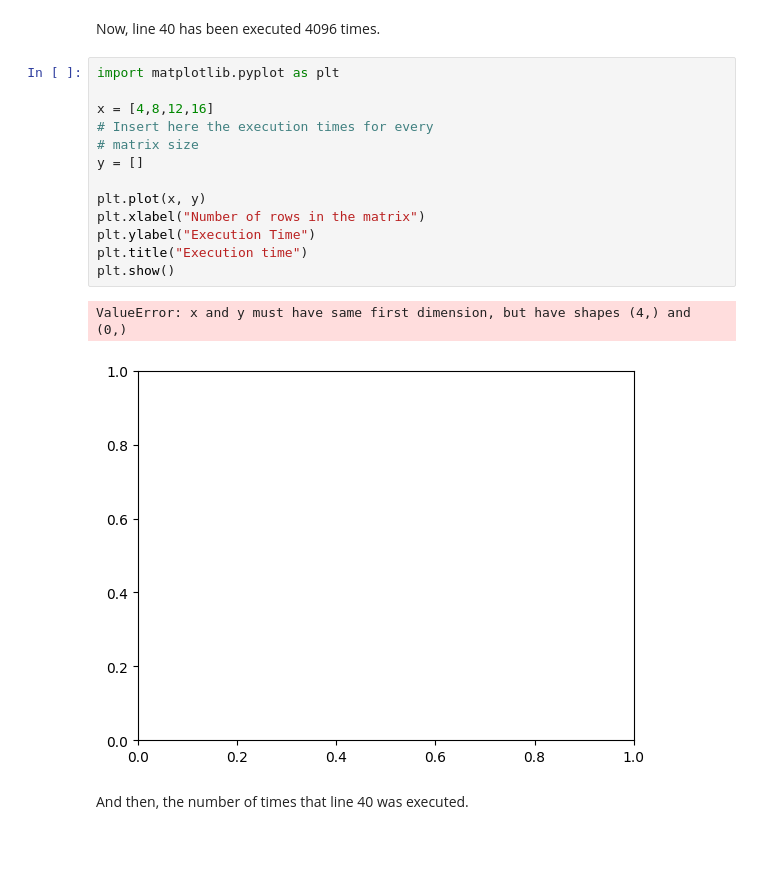
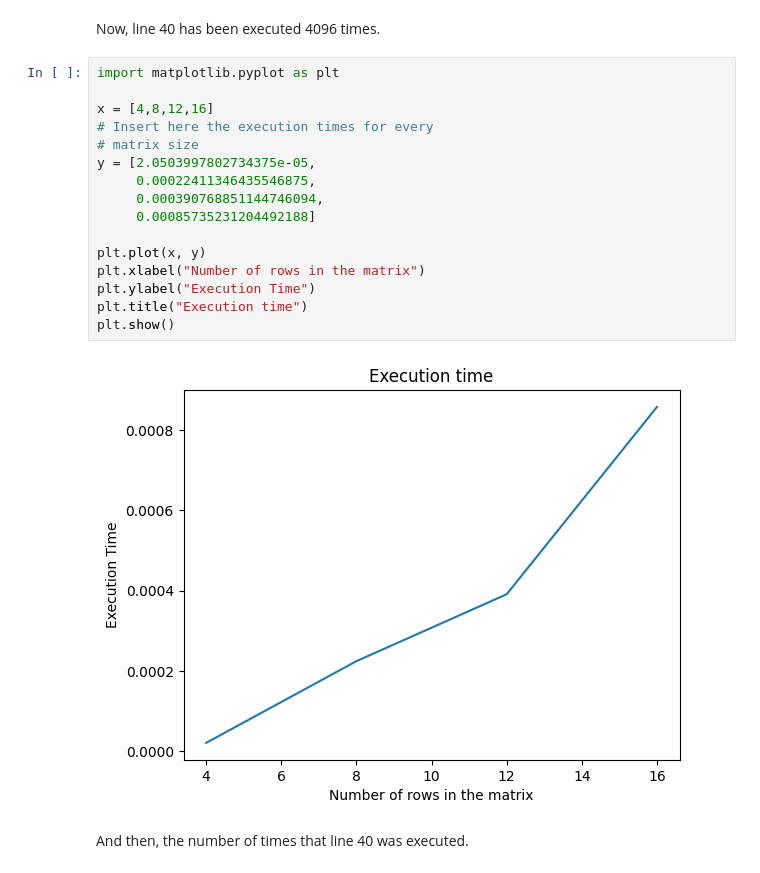
Before and after one commit to KawiraSharon/.io, a Jupyter notebook: Profiling_matrix_multiplication.ipynb, the cells around one changed output. Saved outputs shown, nothing was run; the diff lists cells and outputs as text; blank space fills up the shorter version.

```diff
--- a/Profiling_matrix_multiplication.ipynb
+++ b/Profiling_matrix_multiplication.ipynb
@@ -536,19 +532,21 @@ Now, line 40 has been executed 4096 times.
 # %%
 import matplotlib.pyplot as plt
 
 x = [4,8,12,16]
 # Insert here the execution times for every
 # matrix size
-y = []
+y = [2.0503997802734375e-05,
+     0.00022411346435546875,
+     0.000390768851144746094,
+     0.00085735231204492188]
 
 plt.plot(x, y)
 plt.xlabel("Number of rows in the matrix")
 plt.ylabel("Execution Time")
 plt.title("Execution time")
 plt.show()
 # %% [output]
-ValueError: x and y must have same first dimension, but have shapes (4,) and (0,)
-[figure, old version]
+[figure, new version]
 # %% [markdown]
 And then, the number of times that line 40 was executed.
 # %%
```
Also changed, not shown: parts of 17 cells of this notebook.
